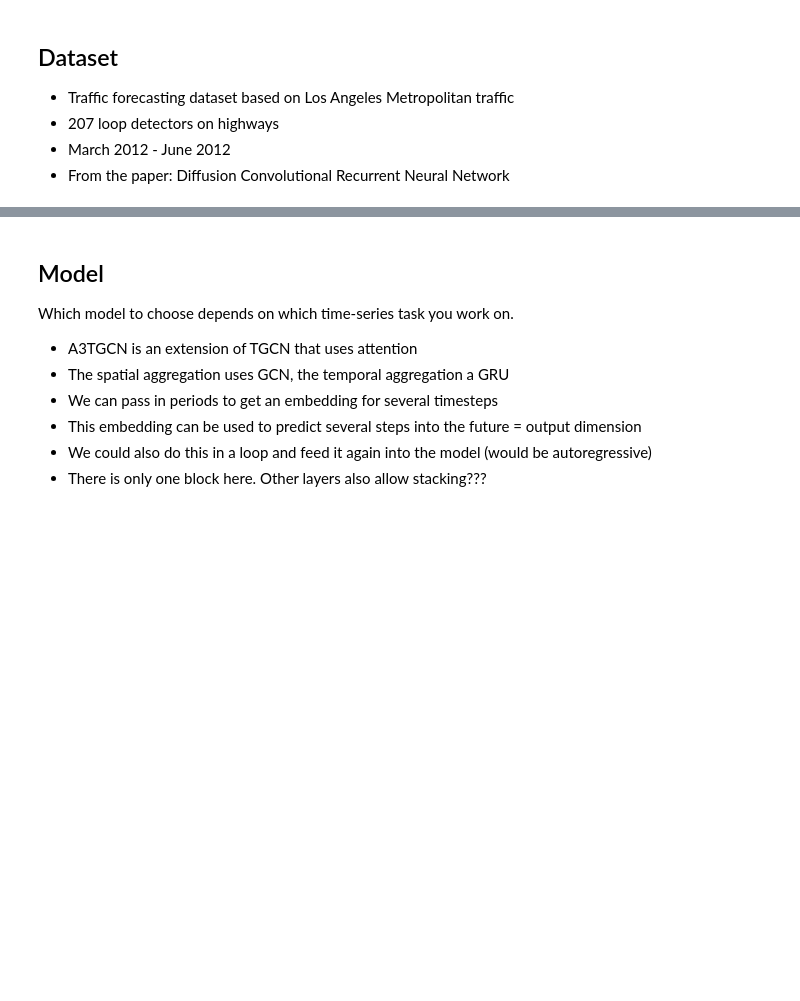
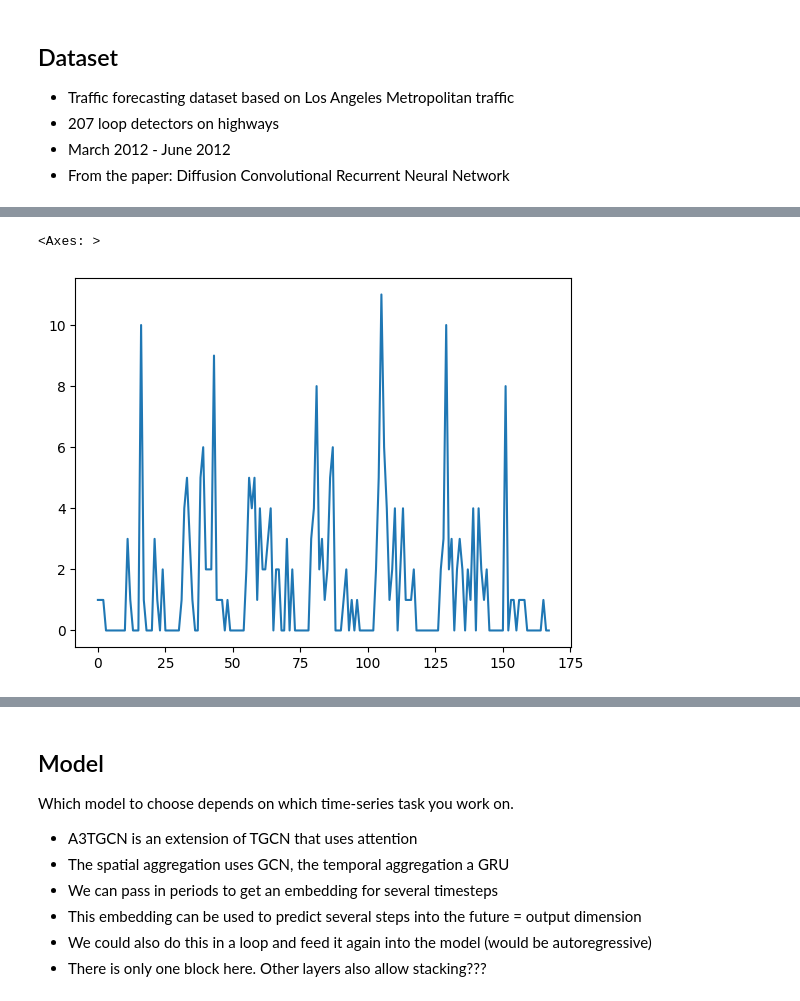
Before and after one commit to javi99/MT_predicting_BSD, a Jupyter notebook: models/developing/traffic_prediction.ipynb, the cells around one changed output, grey strips where cells are left out. Drawn from its saved outputs; the diff is of its cells as text; code cells hidden in the pictures; blank space fills up the shorter version.

```diff
--- a/models/developing/traffic_prediction.ipynb
+++ b/models/developing/traffic_prediction.ipynb
@@ -103,7 +105,7 @@ class BICIMADloader(object):
         self.edges = edge_indices
         self.edge_weights = values
 
-    def _generate_task(self,slide = 1, num_timesteps_in: int = 24, num_timesteps_out: int = 24):
+    def _generate_task(self,target_variable,slide = 1, num_timesteps_in: int = 24, num_timesteps_out: int = 24):
         """Uses the node features of the graph and generates a feature/target
         relationship of the shape
         (num_nodes, num_node_features, num_timesteps_in) -> (num_nodes, num_timesteps_out)
@@ -121,16 +123,20 @@ class BICIMADloader(object):
 
         # Generate observations
         features, target = [], []
+        if target_variable == "plugs":
+            target_index = 0
+        if target_variable == "unplugs":
+            target_index = 1
         for i, j in indices:
             #it assumes that first column will always be the target
-            features.append((self.X[:, 1:, i : i + num_timesteps_in]).numpy())
-            target.append((self.X[:, 0, i + num_timesteps_in : j]).numpy())
+            features.append((self.X[:, :, i : i + num_timesteps_in]).numpy())
+            target.append((self.X[:, target_index, i + num_timesteps_in : j]).numpy())
 
         self.features = features
         self.targets = target
 
     def get_dataset(
-        self, slide = 1,num_timesteps_in: int = 24, num_timesteps_out: int = 24
+        self, target_variable, slide = 1,num_timesteps_in: int = 24, num_timesteps_out: int = 24
     ) -> StaticGraphTemporalSignal:
         """Returns data iterator for METR-LA dataset as an instance of the
         static graph temporal signal class.
@@ -140,7 +146,7 @@ class BICIMADloader(object):
                 forecasting dataset.
         """
         self._get_edges_and_weights()
-        self._generate_task(slide,num_timesteps_in, num_timesteps_out)
+        self._generate_task(target_variable,slide,num_timesteps_in, num_timesteps_out)
         dataset = StaticGraphTemporalSignal(
             self.edges, self.edge_weights, self.features, self.targets
         )
@@ -148,5 +154,5 @@ class BICIMADloader(object):
         return dataset
 # %%
 
-loader = BICIMADloader(raw_data_dir="data_bicimad", raw_data_name="train_plugs.npy",adj_mat_name="adj_mat.npy")
-train_dataset = loader.get_dataset(slide=168,num_timesteps_in=168, num_timesteps_out=168)
+loader = BICIMADloader(raw_data_dir=os.path.join("data_bicimad","GNN_data"), raw_data_name="train_GNN_2022_std.npy",adj_mat_name="adj_mat.npy")
+train_dataset = loader.get_dataset(target_variable = "plugs",slide=168,num_timesteps_in=168, num_timesteps_out=168)
@@ -156,0 +175,10 @@ dataset.snapshot_count
+# %%
+# checking 2nd week from X after processing (this will be first bunch of targets)
+import seaborn as sns
+# Visualize traffic over time
+hours = 168
+sensor_labels = [int(hour.detach().cpu().numpy()) for hour in loader.X[0,0,hours:2*hours]]
+sns.lineplot(data=sensor_labels)
+# %% [output]
+<Axes: >
+[figure, added]
```
Also changed, not shown: parts of 39 cells of this notebook.
